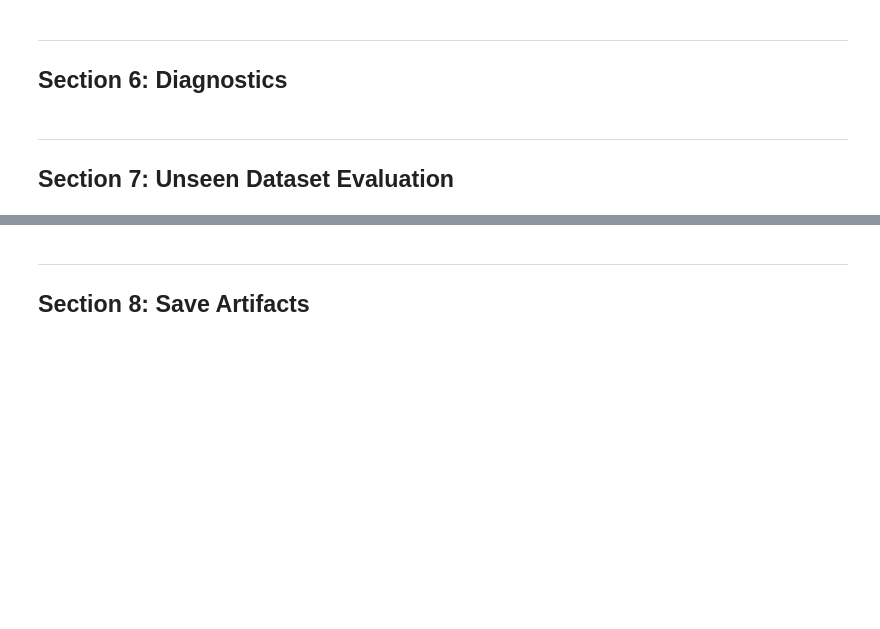
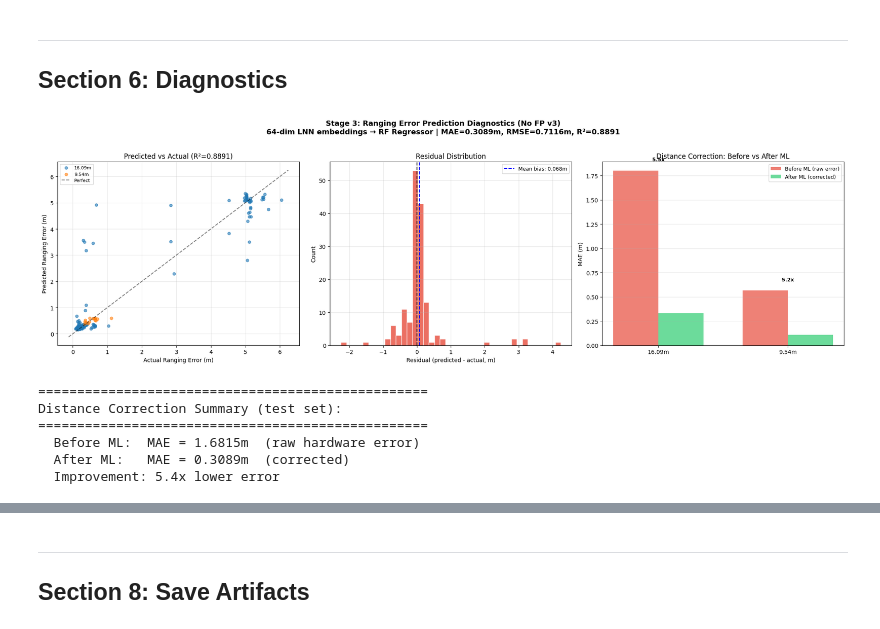
Before and after one commit to jonathanljc/capstone, a Jupyter notebook: lnn/stage3_ranging_error.ipynb, the cells around one changed output, grey strips where cells are left out. Cells and saved outputs as stored; diff of their text form; code cells hidden in the pictures; blank space fills up the shorter version.

```diff
--- a/lnn/stage3_ranging_error.ipynb
+++ b/lnn/stage3_ranging_error.ipynb
@@ -570,12 +529,15 @@ print(f"\nReady for Random Forest Regressor training on {EMBEDDING_DIM}-dim LNN
 # ==========================================
 # RANDOM FOREST REGRESSOR TRAINING (70/30 SPLIT)
 # ==========================================
+
+# Build feature matrix: 64-dim LNN embeddings only
+FEATURE_NAMES = [f'LNN_h{i}' for i in range(EMBEDDING_DIM)]
 X_all = embeddings  # (n_correctable, 64)
 y_all = ranging_error
 
 FEATURE_DIM = X_all.shape[1]
 
-print(f"Input features: {FEATURE_DIM} dimensions (LNN embeddings from frozen Stage 1 v3)")
+print(f"Input features: {FEATURE_DIM} dimensions (64 LNN embeddings)")
 print(f"Target: ranging error (Distance - d_direct), meters")
 print(f"Samples: {len(X_all)} correctable NLOS")
 
@@ -595,6 +557,14 @@ for g in sorted(set(groups)):
     n_te = int(np.sum(g_test == g))
     print(f"    {g}: train={n_tr}, test={n_te}")
 
+# Compute inverse-frequency sample weights (balance scenario representation)
+unique_groups, group_counts = np.unique(g_train, return_counts=True)
+group_weight_map = {g: len(g_train) / (len(unique_groups) * c) for g, c in zip(unique_groups, group_counts)}
+sample_weights = np.array([group_weight_map[g] for g in g_train])
+print(f"\nSample weights (inverse-frequency):")
+for g in sorted(group_weight_map):
+    print(f"  {g}: weight={group_weight_map[g]:.3f} (n={dict(zip(unique_groups, group_counts))[g]})")
+
 # Train Random Forest Regressor
 rf_model = RandomForestRegressor(
     n_estimators=CONFIG["n_estimators"],
@@ -604,7 +574,7 @@ rf_model = RandomForestRegressor(
     random_state=CONFIG["seed"],
     n_jobs=-1,
 )
-rf_model.fit(X_train, y_train)
+rf_model.fit(X_train, y_train, sample_weight=sample_weights)
 
 # Evaluate
 y_pred_train = rf_model.predict(X_train)
@@ -633,21 +621,11 @@ for g in sorted(set(g_test)):
 # ==========================================
 # DIAGNOSTICS
 # ==========================================
-fig, axs = plt.subplots(2, 2, figsize=(16, 12))
-plt.subplots_adjust(hspace=0.35, wspace=0.3)
+fig, axs = plt.subplots(1, 3, figsize=(20, 6))
+plt.subplots_adjust(wspace=0.3)
 
-# 1. Feature Importance (top 15 LNN dims)
-ax = axs[0, 0]
-importances = rf_model.feature_importances_
-top_k = min(15, len(importances))
-sorted_idx = np.argsort(importances)[-top_k:]
-ax.barh(np.array(EMBEDDING_NAMES)[sorted_idx], importances[sorted_idx], color='#3498db')
-ax.set_title(f"Top {top_k} Feature Importance (Gini)")
-ax.set_xlabel("Importance")
-ax.grid(True, alpha=0.3, axis='x')
-
-# 2. Predicted vs Actual scatter
-ax = axs[0, 1]
+# 1. Predicted vs Actual scatter
+ax = axs[0]
 unique_test_groups = sorted(set(g_test))
 for g in unique_test_groups:
     mask = g_test == g
@@ -661,8 +639,8 @@ ax.set_title(f'Predicted vs Actual (R²={test_r2:.4f})')
 ax.legend(fontsize=8)
 ax.grid(True, alpha=0.3)
 
-# 3. Residual histogram
-ax = axs[1, 0]
+# 2. Residual histogram
+ax = axs[1]
 residuals = y_pred_test - y_test
 ax.hist(residuals, bins=40, color='#e74c3c', edgecolor='white', alpha=0.8)
 ax.axvline(0, color='black', ls='--', lw=1.5)
@@ -674,8 +652,8 @@ ax.set_title('Residual Distribution')
 ax.legend(fontsize=9)
 ax.grid(True, alpha=0.3)
 
-# 4. Per-scenario MAE — before vs after correction
-ax = axs[1, 1]
+# 3. Per-scenario MAE — before vs after correction
+ax = axs[2]
 before_maes = []
 after_maes = []
 labels_bar = []
@@ -696,39 +674,39 @@ ax.set_xticks(x_pos)
 ax.set_xticklabels(labels_bar)
 ax.set_ylabel('MAE (m)')
 ax.set_title('Distance Correction: Before vs After ML')
 ax.legend(fontsize=9)
 ax.grid(True, alpha=0.3, axis='y')
 
 for i in range(len(x_pos)):
     if before_maes[i] > 0:
         improvement = before_maes[i] / max(after_maes[i], 1e-6)
         ax.text(x_pos[i], max(before_maes[i], after_maes[i]) + 0.1,
                 f'{improvement:.1f}x', ha='center', fontsize=9, fontweight='bold')
 
 plt.suptitle(f'Stage 3: Ranging Error Prediction Diagnostics (No FP v3)\n'
-             f'64-dim LNN embeddings → RF Regressor | '
+             f'{FEATURE_DIM}-dim LNN embeddings → RF Regressor | '
              f'MAE={test_mae:.4f}m, RMSE={test_rmse:.4f}m, R²={test_r2:.4f}',
              fontsize=13, fontweight='bold', y=1.02)
 plt.tight_layout()
 plt.show()
 
 # Overall correction summary
 corrected_distances = dh_test - y_pred_test
 corrected_errors = corrected_distances - dd_test
 raw_errors = dh_test - dd_test
 
 print(f"\n{'='*50}")
 print(f"Distance Correction Summary (test set):")
 print(f"{'='*50}")
 print(f"  Before ML:  MAE = {np.abs(raw_errors).mean():.4f}m  (raw hardware error)")
 print(f"  After ML:   MAE = {np.abs(corrected_errors).mean():.4f}m  (corrected)")
 improvement = np.abs(raw_errors).mean() / max(np.abs(corrected_errors).mean(), 1e-6)
 print(f"  Improvement: {improvement:.1f}x lower error")
-
-# Top features
-print(f"\nTop 15 Feature Importance (ranked):")
-for feat, imp in sorted(zip(EMBEDDING_NAMES, importances), key=lambda x: -x[1])[:15]:
-    print(f"  {feat:<25} {imp:.4f}")
+# %% [output]
+[figure, added]
+==================================================
+Distance Correction Summary (test set):
+==================================================
+  Before ML:  MAE = 1.6815m  (raw hardware error)
+  After ML:   MAE = 0.3089m  (corrected)
+  Improvement: 5.4x lower error
-# %% [markdown]
----
-## Section 7: Unseen Dataset Evaluation
```
Also changed, not shown: parts of 14 cells of this notebook, 33 other files.
